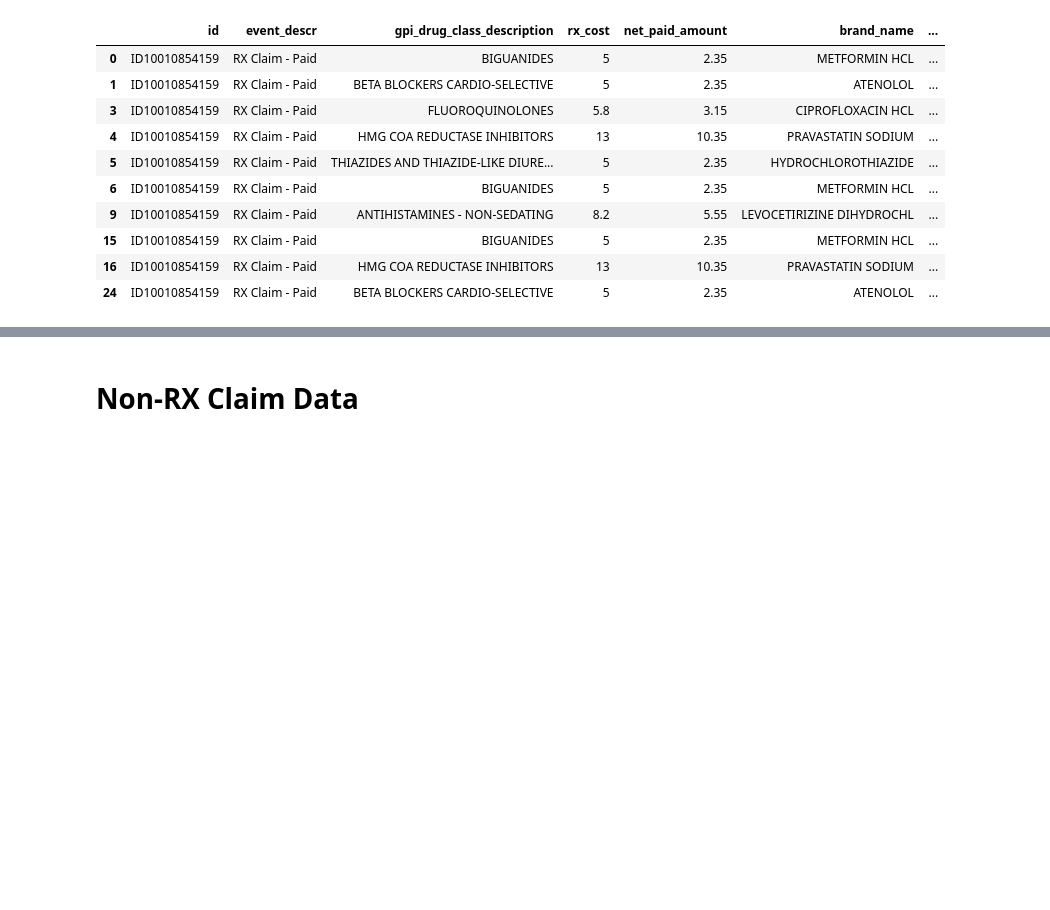
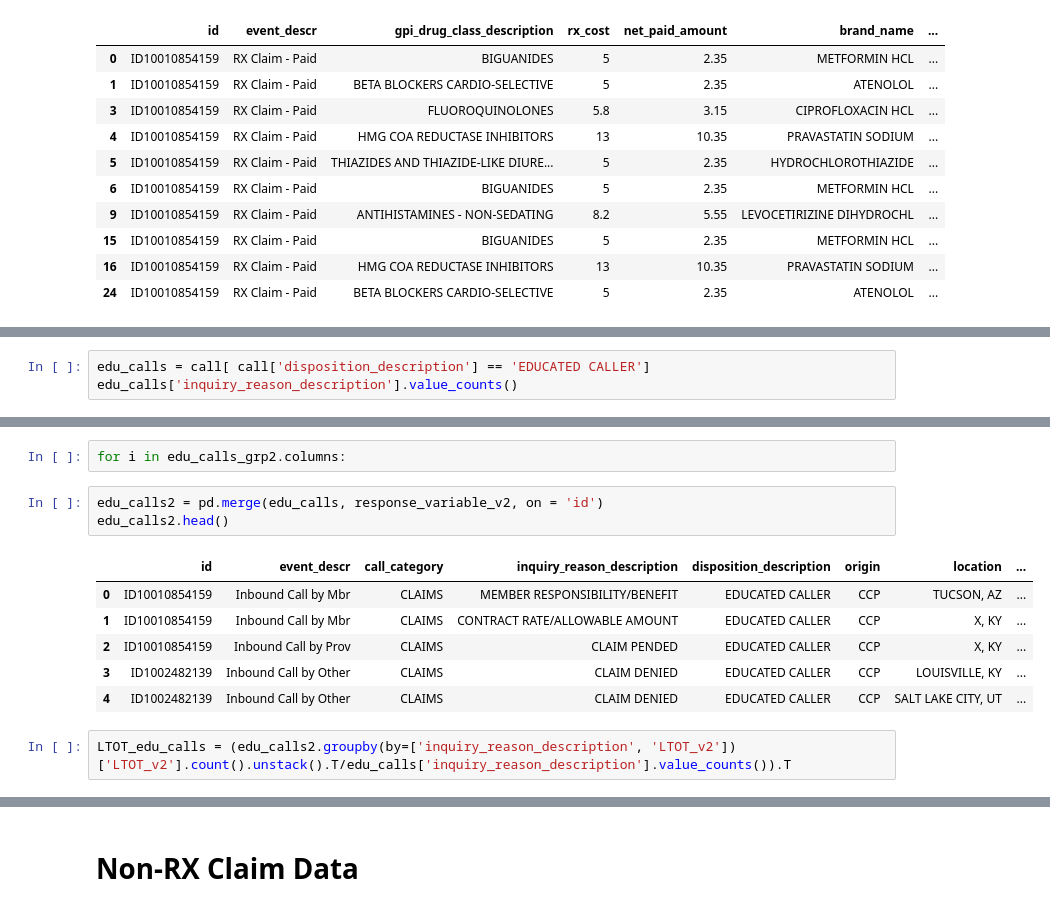
Before and after one commit to chenson2018/Humana-Mays-Competition, a Jupyter notebook: Exploration-Jake.ipynb, the cells around one changed output, grey strips where cells are left out. Cells and saved outputs as stored; diff of their text form; blank space fills up the shorter version.

```diff
--- a/Exploration-Jake.ipynb
+++ b/Exploration-Jake.ipynb
@@ -338,0 +393,3 @@ rx_reject[:10]
+# %%
+edu_calls = call[ call['disposition_description'] == 'EDUCATED CALLER']
+edu_calls['inquiry_reason_description'].value_counts()
@@ -338,0 +451,14 @@ rx_reject[:10]
+# %%
+for i in edu_calls_grp2.columns:
+# %%
+edu_calls2 = pd.merge(edu_calls, response_variable_v2, on = 'id')
+edu_calls2.head()
+# %% [output]
+|  | id | event_descr | call_category | inquiry_reason_description | disposition_description | origin | location | ... |
+| 0 | ID10010854159 | Inbound Call by Mbr | CLAIMS | MEMBER RESPONSIBILITY/BENEFIT | EDUCATED CALLER | CCP | TUCSON, AZ | ... |
+| 1 | ID10010854159 | Inbound Call by Mbr | CLAIMS | CONTRACT RATE/ALLOWABLE AMOUNT | EDUCATED CALLER | CCP | X, KY | ... |
+| 2 | ID10010854159 | Inbound Call by Prov | CLAIMS | CLAIM PENDED | EDUCATED CALLER | CCP | X, KY | ... |
+| 3 | ID1002482139 | Inbound Call by Other | CLAIMS | CLAIM DENIED | EDUCATED CALLER | CCP | LOUISVILLE, KY | ... |
+| 4 | ID1002482139 | Inbound Call by Other | CLAIMS | CLAIM DENIED | EDUCATED CALLER | CCP | SALT LAKE CITY, UT | ... |
+# %%
+LTOT_edu_calls = (edu_calls2.groupby(by=['inquiry_reason_description', 'LTOT_v2'])['LTOT_v2'].count().unstack().T/edu_calls['inquiry_reason_description'].value_counts()).T
```
Also changed, not shown: parts of 18 cells of this notebook.
